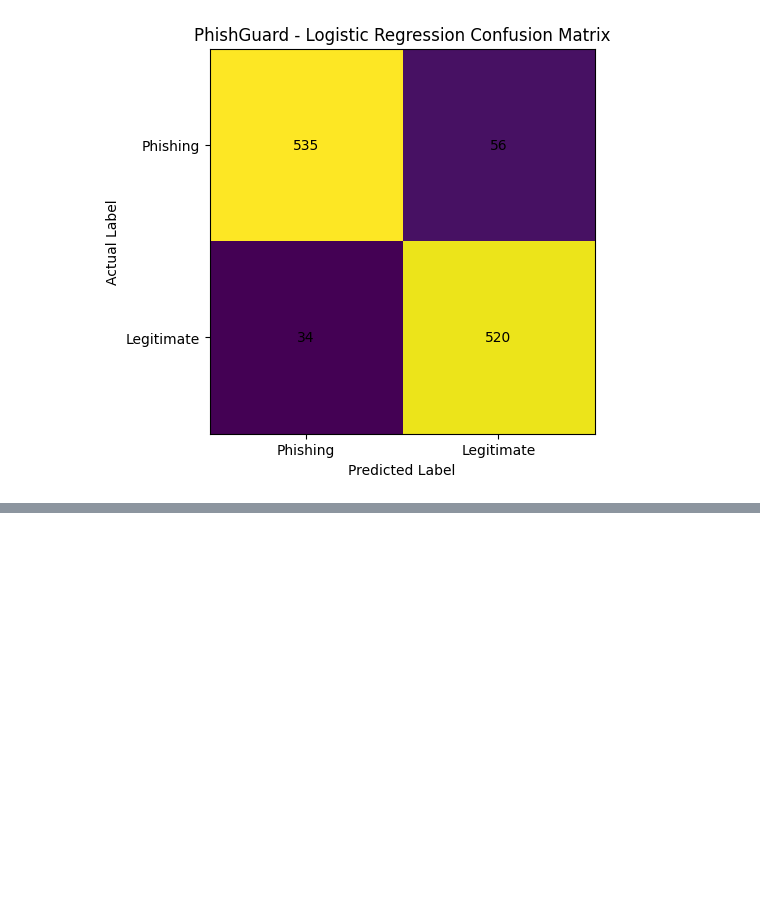
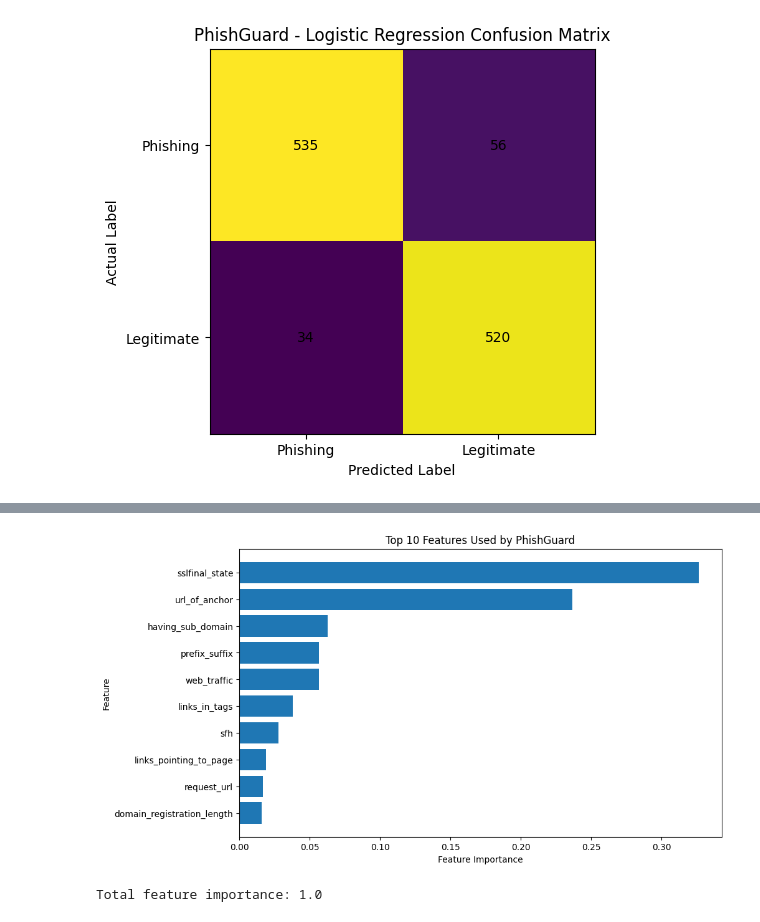
Before and after one commit to Stacklume/PhishGuard, a Jupyter notebook: notebooks/01_dataset_exploration.ipynb, the cells around one changed output, grey strips where cells are left out. Saved outputs shown, nothing was run; the diff lists cells and outputs as text; code cells hidden in the pictures; blank space fills up the shorter version.

Commit message:
feat: add random forest importance analysis

```diff
--- a/notebooks/01_dataset_exploration.ipynb
+++ b/notebooks/01_dataset_exploration.ipynb
@@ -612,0 +619,8 @@ plt.show()
+# %%
+rf_model = RandomForestClassifier(
+    n_estimators=200,
+    random_state=42,
+    n_jobs=-1
+)
+# %%
+rf_model.fit(X_train, y_train)
@@ -612,0 +691,14 @@ plt.show()
+# %%
+import pandas as pd
+
+feature_importance = pd.DataFrame({
+    "feature": X_train.columns,
+    "importance": rf_model.feature_importances_
+})
+
+feature_importance = feature_importance.sort_values(
+    by="importance",
+    ascending=False
+)
+
+display(feature_importance)
@@ -612,0 +723,4 @@ plt.show()
+# %%
+top_features = feature_importance.head(10)
+
+display(top_features)
@@ -612,0 +739,24 @@ plt.show()
+# %%
+plt.figure(figsize=(10, 6))
+
+plt.barh(
+    top_features["feature"],
+    top_features["importance"]
+)
+
+plt.xlabel("Feature Importance")
+plt.ylabel("Feature")
+plt.title("Top 10 Features Used by PhishGuard")
+
+plt.gca().invert_yaxis()
+
+plt.show()
+# %% [output]
+[figure, added]
+# %%
+print(
+    "Total feature importance:",
+    feature_importance["importance"].sum()
+)
+# %% [output]
+Total feature importance: 1.0
```
Also changed, not shown: parts of 12 cells of this notebook.
